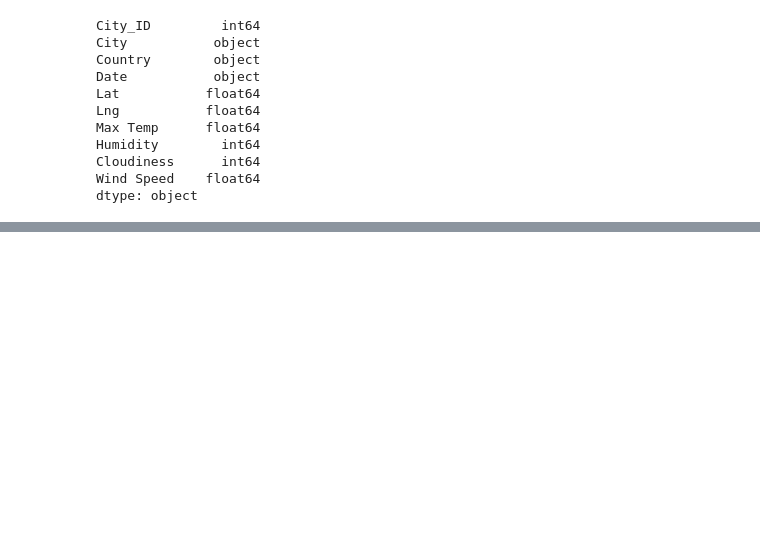
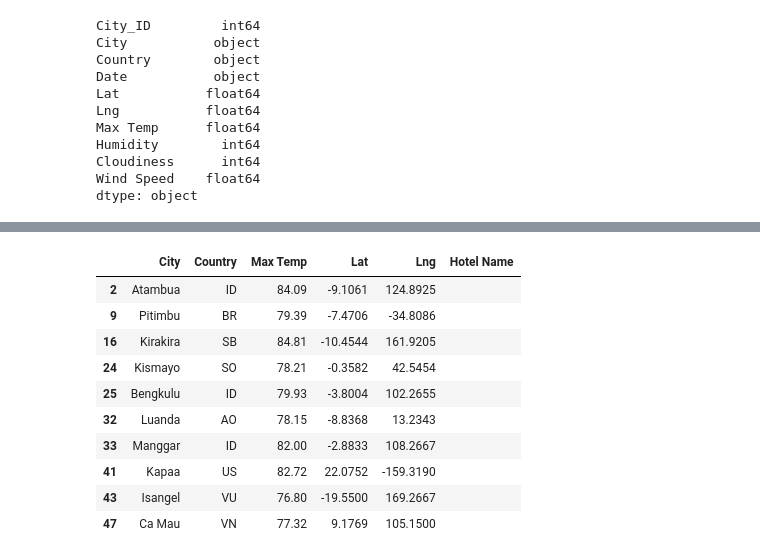
Before and after one commit to mackenziecoushayrichter/World_Weather_Analysis, a Jupyter notebook: VacationPy.ipynb, the cells around one changed output, grey strips where cells are left out. Drawn from its saved outputs; the diff is of its cells as text; code cells hidden in the pictures; blank space fills up the shorter version.

```diff
--- a/VacationPy.ipynb
+++ b/VacationPy.ipynb
@@ -100,0 +139,17 @@ fig
+# %%
+#create a DataFrame to store hotel names along with city, country, lat, lng, & max temp
+hotel_df = preferred_cities_df[['City','Country','Max Temp','Lat','Lng',]].copy()
+hotel_df['Hotel Name']=''
+hotel_df.head(10)
+# %% [output]
+|  | City | Country | Max Temp | Lat | Lng | Hotel Name |
+| 2 | Atambua | ID | 84.09 | -9.1061 | 124.8925 |  |
+| 9 | Pitimbu | BR | 79.39 | -7.4706 | -34.8086 |  |
+| 16 | Kirakira | SB | 84.81 | -10.4544 | 161.9205 |  |
+| 24 | Kismayo | SO | 78.21 | -0.3582 | 42.5454 |  |
+| 25 | Bengkulu | ID | 79.93 | -3.8004 | 102.2655 |  |
+| 32 | Luanda | AO | 78.15 | -8.8368 | 13.2343 |  |
+| 33 | Manggar | ID | 82.00 | -2.8833 | 108.2667 |  |
+| 41 | Kapaa | US | 82.72 | 22.0752 | -159.3190 |  |
+| 43 | Isangel | VU | 76.80 | -19.5500 | 169.2667 |  |
+| 47 | Ca Mau | VN | 77.32 | 9.1769 | 105.1500 |  |
```
Also changed, not shown: parts of 12 cells of this notebook, 2 other files.
